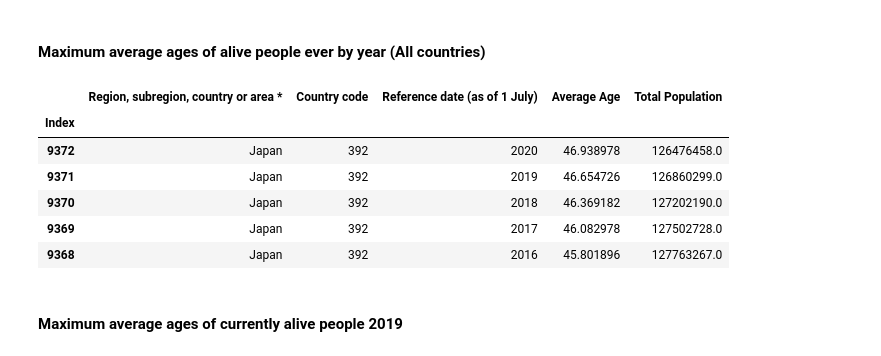
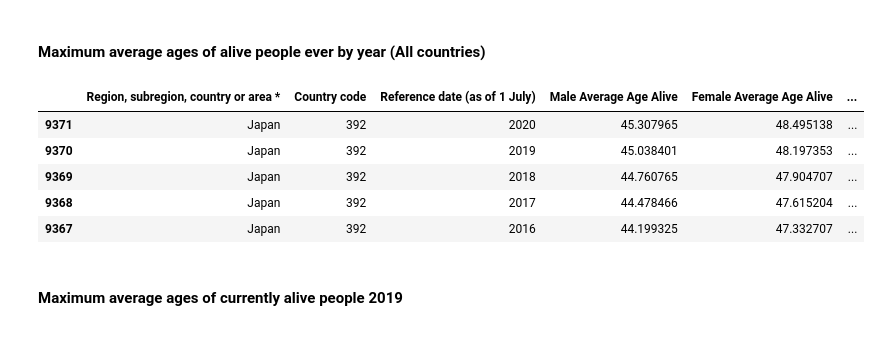
Before and after one commit to t3hami/world-population-facts, a Jupyter notebook: world_population.ipynb, the cells around one changed output. Saved outputs shown, nothing was run; the diff lists cells and outputs as text; code cells hidden in the pictures.

```diff
--- a/world_population.ipynb
+++ b/world_population.ipynb
@@ -40,0 +70,4 @@ world_population_by_age
+# %%
+same_columns = list(world_population_male.columns[:7])
+world_population_by_age_gender = pd.merge(world_population_male, world_population_female, how='left', left_on=same_columns, right_on=same_columns)
+world_population_by_age_gender
@@ -79,0 +108,3 @@ world_population_by_age
+# %%
+world_population_by_age_gender = world_population_by_age_gender.drop(world_population_by_age_gender[world_population_by_age_gender['male0'] == '...'].index)
+world_population_by_age_gender
@@ -86,11 +131,22 @@ Average Age = \frac{\sum_{100}^{age=0} Population\;of\;age\;\times\;age}{Total\;
 \end{align*}
 
 Also multiply each population entry by 1000 because population is in thousands.
-# %%
-world_population_by_age['Average Age'] = 0
-world_population_by_age['Total Population'] = 0
-for i in range(101):
-  world_population_by_age[str(i)] = pd.to_numeric(world_population_by_age[str(i)], errors='coerce').fillna(0) * 1000
-  world_population_by_age['Average Age'] += world_population_by_age[str(i)] * i
-  world_population_by_age['Total Population'] += world_population_by_age[str(i)]
-world_population_by_age['Average Age'] /= world_population_by_age['Total Population']
+# %%
+world_population_by_age_gender['Male Average Age Alive'] = 0
+world_population_by_age_gender['Female Average Age Alive'] = 0
+world_population_by_age_gender['Average Age Alive'] = 0
+world_population_by_age_gender['Male Total Population'] = 0
+world_population_by_age_gender['Female Total Population'] = 0
+world_population_by_age_gender['Total Population'] = 0
+for i in range(101):
+  world_population_by_age_gender['male'+str(i)] = pd.to_numeric(world_population_by_age_gender['male'+str(i)], errors='coerce').fillna(0) * 1000
+  world_population_by_age_gender['female'+str(i)] = pd.to_numeric(world_population_by_age_gender['female'+str(i)], errors='coerce').fillna(0) * 1000
+  world_population_by_age_gender['Male Average Age Alive'] += world_population_by_age_gender['male'+str(i)] * i
+  world_population_by_age_gender['Female Average Age Alive'] += world_population_by_age_gender['female'+str(i)] * i
+  world_population_by_age_gender['Male Total Population'] += world_population_by_age_gender['male'+str(i)]
+  world_population_by_age_gender['Female Total Population'] += world_population_by_age_gender['female'+str(i)]
+world_population_by_age_gender['Total Population'] = world_population_by_age_gender['Male Total Population'] + world_population_by_age_gender['Female Total Population']
+world_population_by_age_gender['Average Age Alive'] = (world_population_by_age_gender['Male Average Age Alive'] + world_population_by_age_gender['Female Average Age Alive'])/world_population_by_age_gender['Total Population']
+world_population_by_age_gender['Male Average Age Alive'] /= world_population_by_age_gender['Male Total Population']
+world_population_by_age_gender['Female Average Age Alive'] /= world_population_by_age_gender['Female Total Population']
+world_population_by_age_gender
@@ -125,15 +193,14 @@ world_population_by_age_2019.nsmallest(5, ['Average Age'])[['Region, subregion,
 # %% [markdown]
 #### Maximum average ages of alive people ever by year (All countries)
 # %%
-world_population_by_age.nlargest(5, ['Average Age'])[['Region, subregion, country or area *','Country code', 'Reference date (as of 1 July)' , 'Average Age', 'Total Population']]
+world_population_by_age_gender.nlargest(5, ['Average Age Alive'])[['Region, subregion, country or area *','Country code', 'Reference date (as of 1 July)' , 'Male Average Age Alive', 'Female Average Age Alive', 'Average Age Alive', 'Male Total Population', 'Female Total Population', 'Total Population']]
 # %% [output]
-|  | Region, subregion, country or area * | Country code | Reference date (as of 1 July) | Average Age | Total Population |
-| Index |  |  |  |  |  |
-| 9372 | Japan | 392 | 2020 | 46.938978 | 126476458.0 |
-| 9371 | Japan | 392 | 2019 | 46.654726 | 126860299.0 |
-| 9370 | Japan | 392 | 2018 | 46.369182 | 127202190.0 |
-| 9369 | Japan | 392 | 2017 | 46.082978 | 127502728.0 |
-| 9368 | Japan | 392 | 2016 | 45.801896 | 127763267.0 |
+|  | Region, subregion, country or area * | Country code | Reference date (as of 1 July) | Male Average Age Alive | Female Average Age Alive | ... |
+| 9371 | Japan | 392 | 2020 | 45.307965 | 48.495138 | ... |
+| 9370 | Japan | 392 | 2019 | 45.038401 | 48.197353 | ... |
+| 9369 | Japan | 392 | 2018 | 44.760765 | 47.904707 | ... |
+| 9368 | Japan | 392 | 2017 | 44.478466 | 47.615204 | ... |
+| 9367 | Japan | 392 | 2016 | 44.199325 | 47.332707 | ... |
 # %% [markdown]
 #### Maximum average ages of currently alive people 2019
 # %%
```
Also changed, not shown: parts of 24 cells of this notebook, 1 other file.
